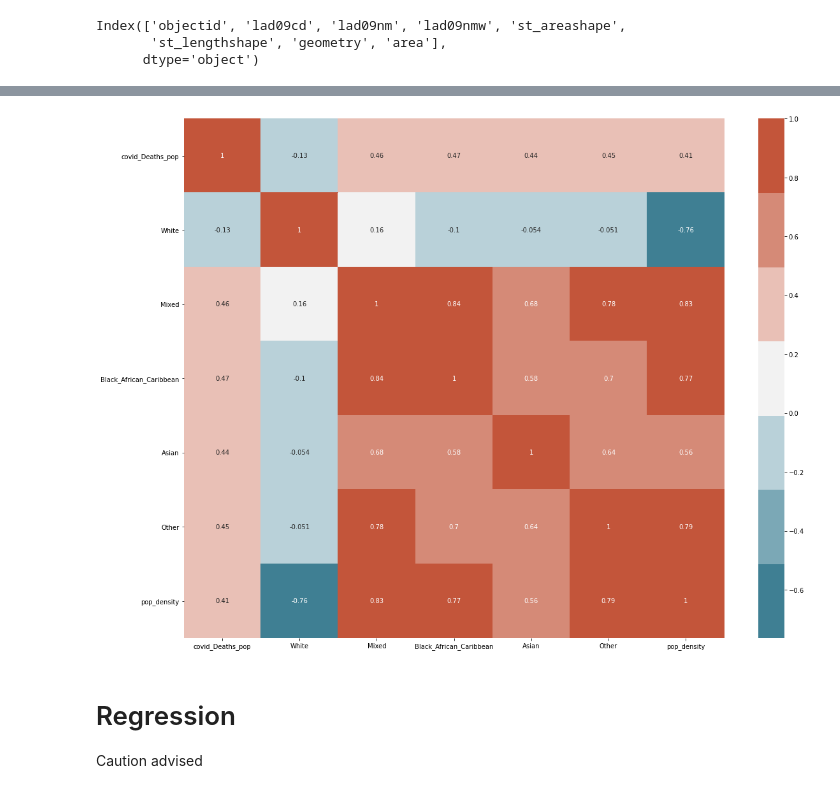
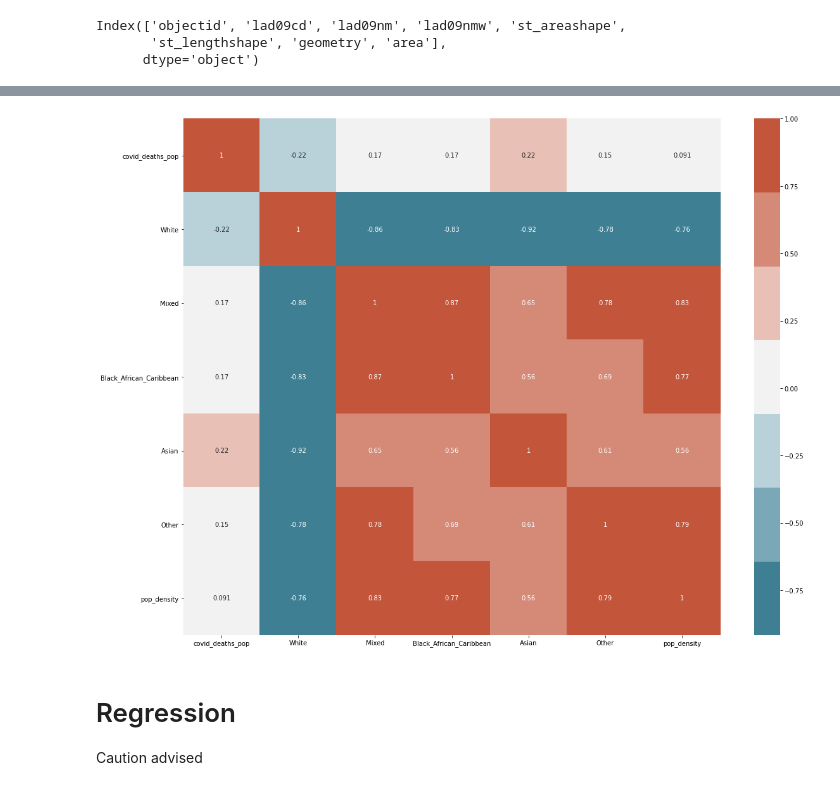
Before and after one commit to Quotennial/covid_bame, a Jupyter notebook: notebooks/ONS Deaths and Ethnicity.ipynb, the cells around one changed output, grey strips where cells are left out. Drawn from its saved outputs; the diff is of its cells as text; code cells hidden in the pictures.

```diff
--- a/notebooks/ONS Deaths and Ethnicity.ipynb
+++ b/notebooks/ONS Deaths and Ethnicity.ipynb
@@ -47,8 +47,7 @@ df = ons_deaths_df.join(ethnicity_df) # join by local authority
 pop_df = bame_datastore.pop_est.df.copy() # import 2020 population estimates
 df = df.join(pop_df.drop(columns = pop_df.columns[3:]))
 df.rename(columns={"All ages": "total_pop"}, inplace=True)
-df["covid_Deaths_pop"] = df["covid_Deaths"]/df["total_pop"] # normalise deaths by population
+df["covid_deaths_pop"] = df["deaths_covid"]/df["total_pop"] # normalise deaths by population
 
-df = df.drop(columns = ["Sex", "Geography", "Area code", "all Lower CI", "all Upper CI", "covid Lower CI",
-                   "covid Upper CI", "Geography_code", "Denominator", "Code", "Geography1"])
-df.head()
+df = df.drop(columns = ["Geography_code", "Denominator", "Code", "Geography1"])
+df = df.dropna()
@@ -201,15 +207,17 @@ Index(['covid_Deaths_pop', 'White', 'Mixed', 'Black_African_Caribbean',
 # %%
 dense_df = df_grouped.join(la_gdf.set_index("lad09nm"))
 dense_df["pop_density"] = dense_df["total_pop"]/dense_df["area"]
-dense_df = dense_df.drop(columns=["all_Deaths", "covid_Deaths", "area", "total_pop",
+dense_df = dense_df.drop(columns=["deaths_all", "deaths_covid", "area", "total_pop",
                                   'objectid', 'lad09cd', 'lad09nmw', 'st_areashape','st_lengthshape',])
 
 plt.figure(figsize=(19, 15))
 corrMatrix = dense_df.corr()
 sns.heatmap(corrMatrix, annot=True, cmap=sns.diverging_palette(220, 20, n=7))
+
+
 plt.savefig("../reports/figures/density_corrmat.png")
 # %% [output]
-[figure, old version]
+[figure, new version]
 # %% [markdown]
 # Regression
 Caution advised
```
Also changed, not shown: parts of 14 cells of this notebook, 20 other files.
